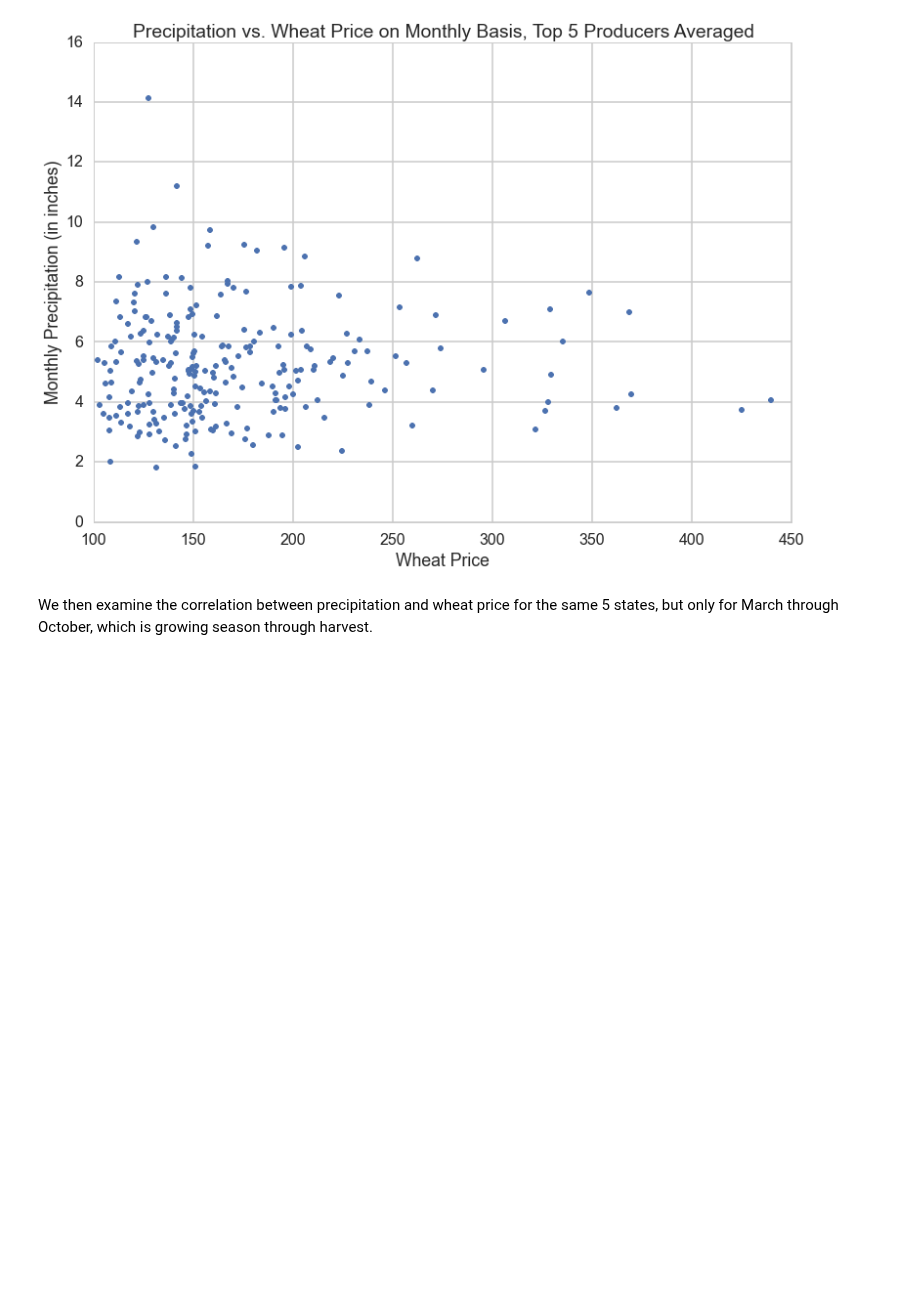
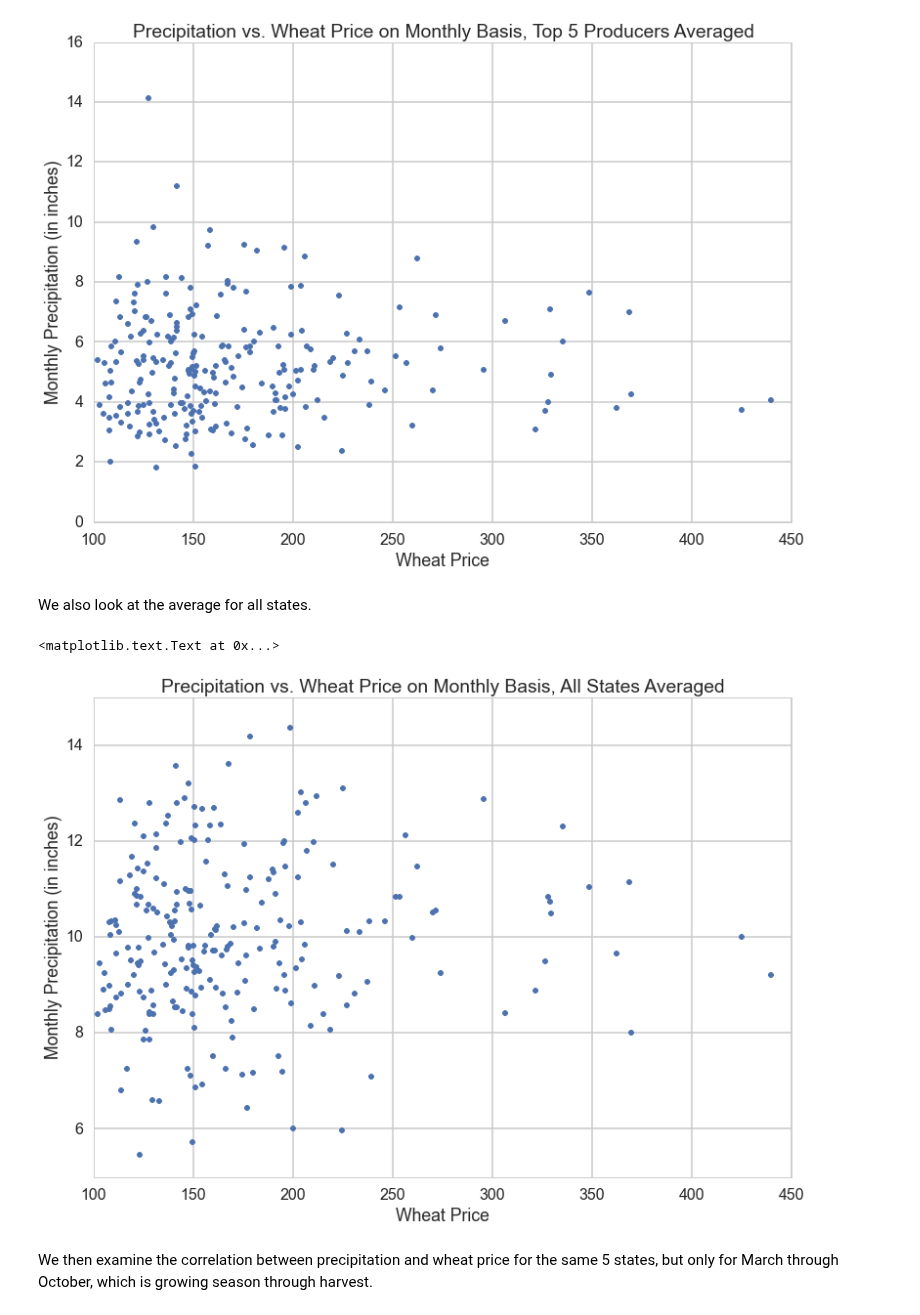
Before and after one commit to dwang953/109-Project, a Jupyter notebook: working_notebooks/Exploratory Data Analysis.ipynb, the cells around one changed output. Saved outputs shown, nothing was run; the diff lists cells and outputs as text; code cells hidden in the pictures; blank space fills up the shorter version.

Commit message:
temp and prec EDA for all states

```diff
--- a/working_notebooks/Exploratory Data Analysis.ipynb
+++ b/working_notebooks/Exploratory Data Analysis.ipynb
@@ -246,6 +250,17 @@ plt.title('Precipitation vs. Wheat Price on Monthly Basis, Top 5 Producers Avera
 # %% [output]
 <matplotlib.text.Text at 0x...>
 [figure]
+# %% [markdown]
+We also look at the average for all states.
+# %%
+#All states
+plt.plot(dftouse['Wheat_Price'],dftouse.ix[:,'AK_P':'WY_P'].mean(axis=1),'.')
+plt.xlabel('Wheat Price')
+plt.ylabel('Monthly Precipitation (in inches)')
+plt.title('Precipitation vs. Wheat Price on Monthly Basis, All States Averaged')
+# %% [output]
+<matplotlib.text.Text at 0x...>
+[figure, added]
 # %% [markdown]
 We then examine the correlation between precipitation and wheat price for the same 5 states, but only for March through October, which is growing season through harvest.
 # %%
```
Also changed, not shown: parts of 3 cells of this notebook.
